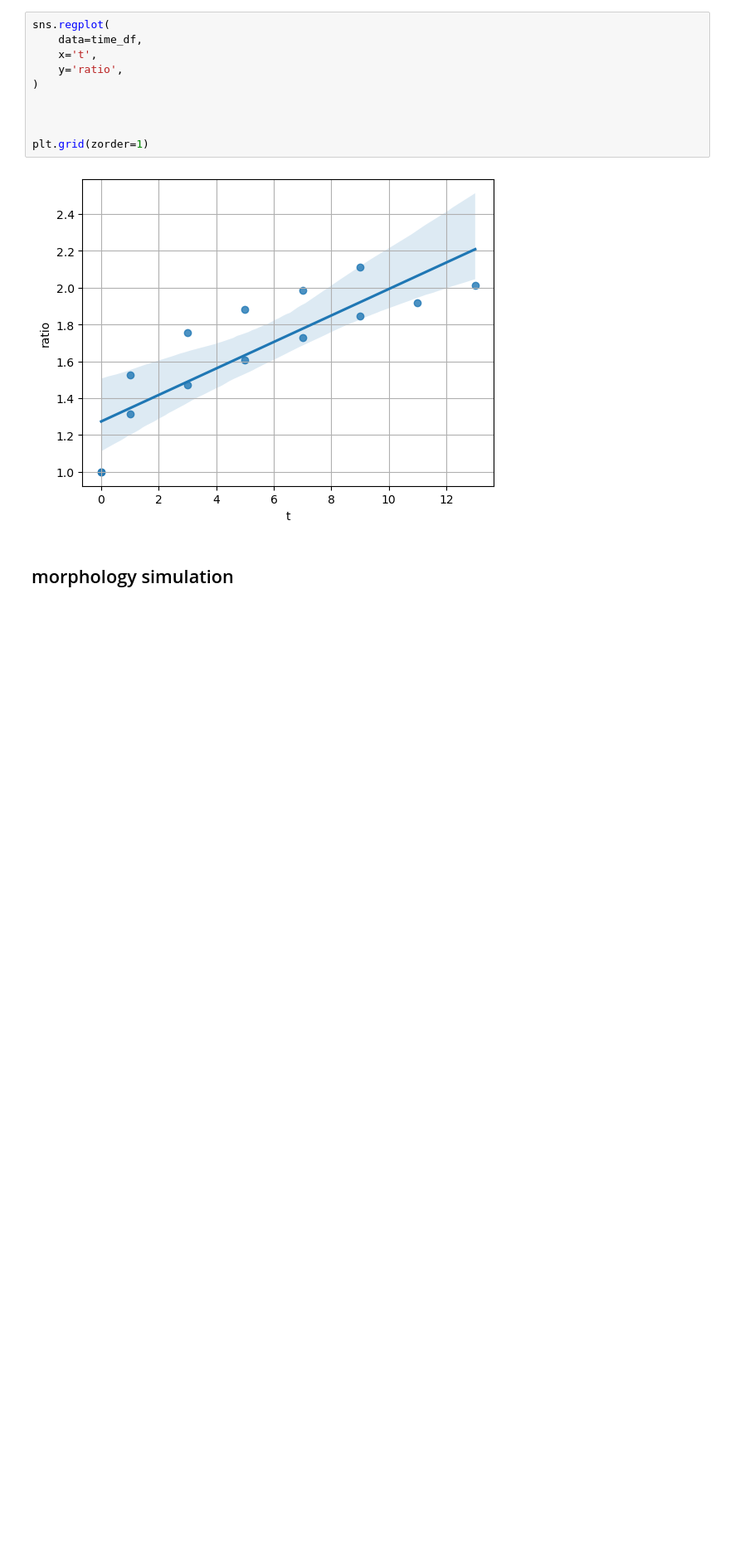
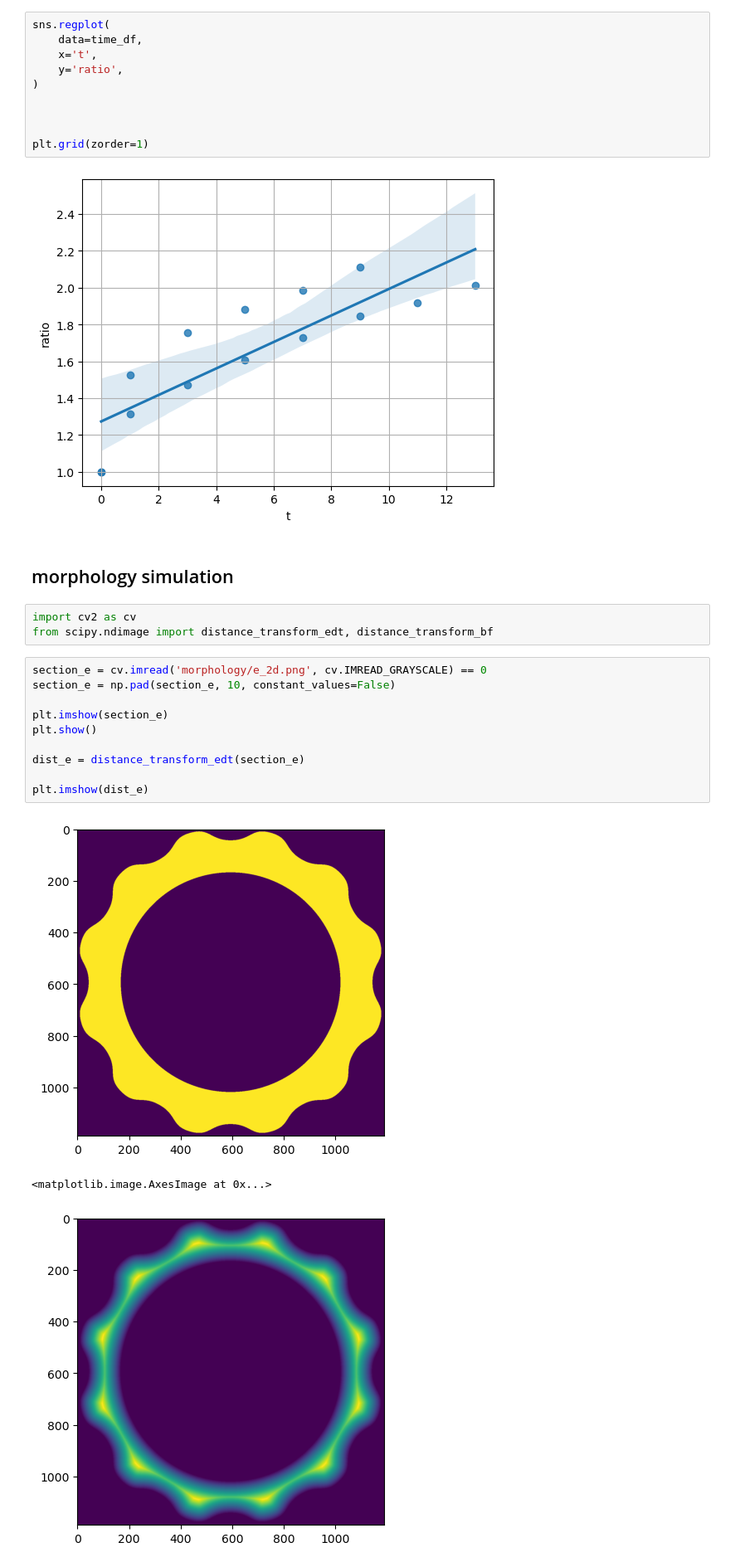
Before and after one commit to enricoenne/pasta, a Jupyter notebook: pasta.ipynb, the cells around one changed output. Shown: that part at 83% size. Cells and saved outputs as stored; diff of their text form; blank space fills up the shorter version.

Commit message:
some 2d distance profile exploration

```diff
--- a/pasta.ipynb
+++ b/pasta.ipynb
@@ -210,3 +210,20 @@ plt.grid(zorder=1)
 [figure]
 # %% [markdown]
 ## morphology simulation
+# %%
+import cv2 as cv
+from scipy.ndimage import distance_transform_edt, distance_transform_bf
+# %%
+section_e = cv.imread('morphology/e_2d.png', cv.IMREAD_GRAYSCALE) == 0
+section_e = np.pad(section_e, 10, constant_values=False)
+
+plt.imshow(section_e)
+plt.show()
+
+dist_e = distance_transform_edt(section_e)
+
+plt.imshow(dist_e)
+# %% [output]
+[figure, added]
+<matplotlib.image.AxesImage at 0x...>
+[figure, added]
```
Also changed, not shown: parts of 5 cells of this notebook, 3 other files.
